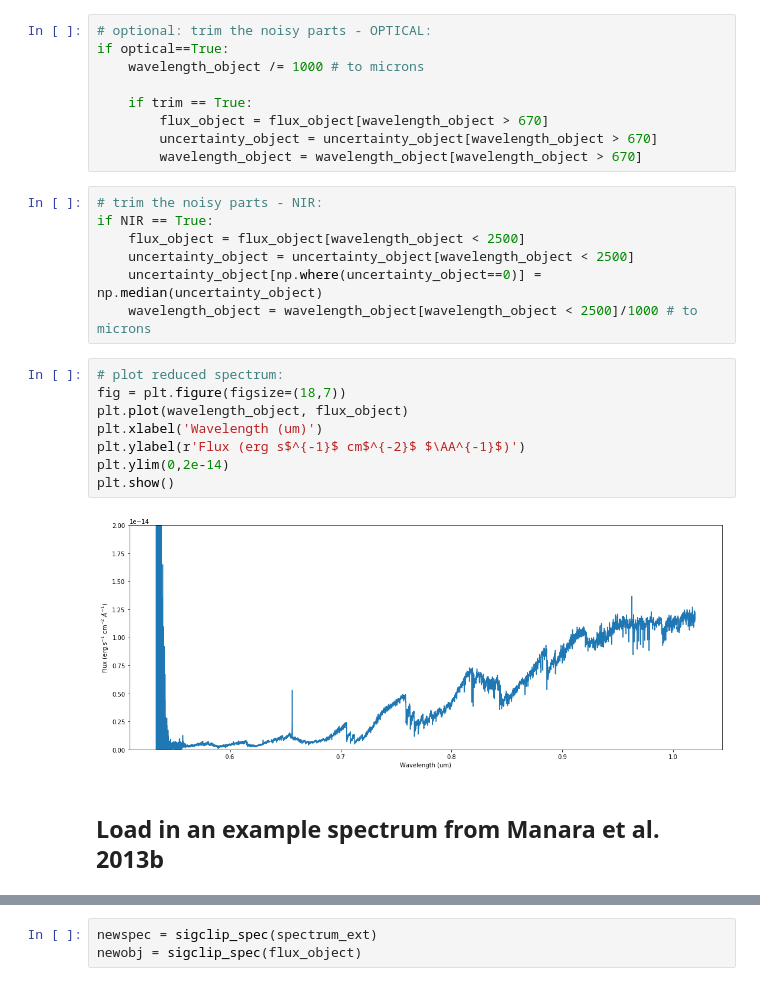
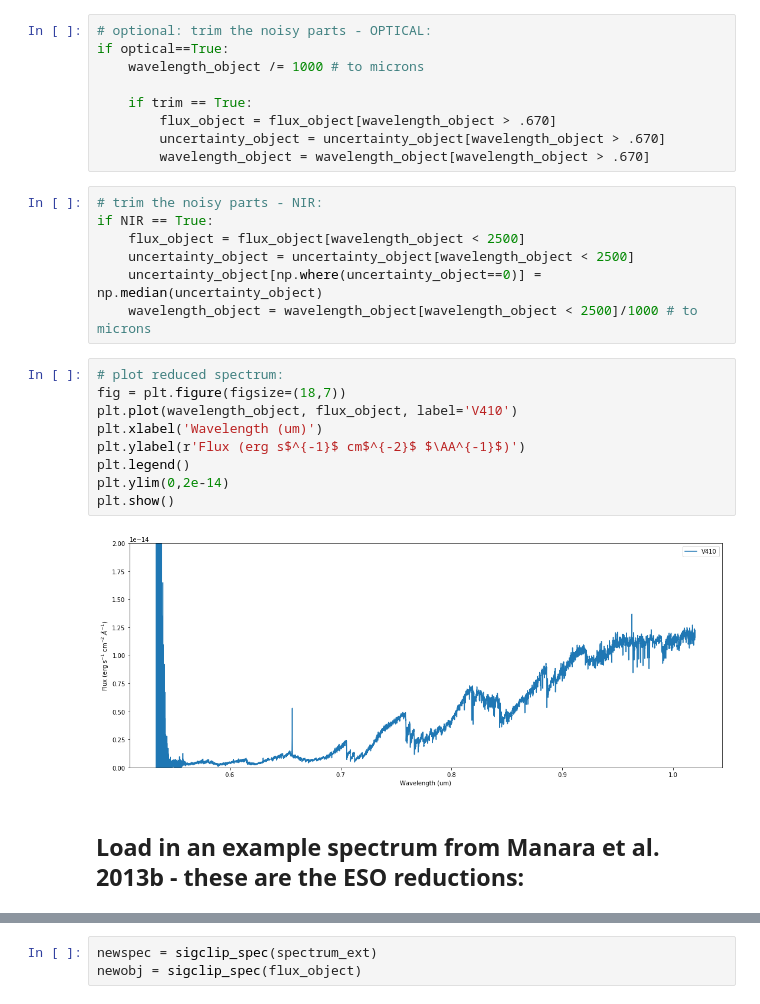
Before and after one commit to spacegal-spiff/TTauri_SpecAnalysis, a Jupyter notebook: EmpiricalAvFitter-Xshooter.ipynb, the cells around one changed output, grey strips where cells are left out. Cells and saved outputs as stored; diff of their text form.

```diff
--- a/EmpiricalAvFitter-Xshooter.ipynb
+++ b/EmpiricalAvFitter-Xshooter.ipynb
@@ -70,9 +68,9 @@ if optical==True:
     wavelength_object /= 1000 # to microns
 
     if trim == True:
-        flux_object = flux_object[wavelength_object > 670]
-        uncertainty_object = uncertainty_object[wavelength_object > 670]
-        wavelength_object = wavelength_object[wavelength_object > 670]
+        flux_object = flux_object[wavelength_object > .670]
+        uncertainty_object = uncertainty_object[wavelength_object > .670]
+        wavelength_object = wavelength_object[wavelength_object > .670]
 # %%
 # trim the noisy parts - NIR:
 if NIR == True:
@@ -83,13 +81,14 @@ if NIR == True:
 # %%
 # plot reduced spectrum:
 fig = plt.figure(figsize=(18,7))
-plt.plot(wavelength_object, flux_object)
+plt.plot(wavelength_object, flux_object, label='V410')
 plt.xlabel('Wavelength (um)')
 plt.ylabel(r'Flux (erg s$^{-1}$ cm$^{-2}$ $\AA^{-1}$)')
+plt.legend()
 plt.ylim(0,2e-14)
 plt.show()
 # %% [output]
-[figure, old version]
+[figure, new version]
 # %% [markdown]
-## Load in an example spectrum from Manara et al. 2013b
+## Load in an example spectrum from Manara et al. 2013b - these are the ESO reductions:
 # %%
```
Also changed, not shown: parts of 44 cells of this notebook.
